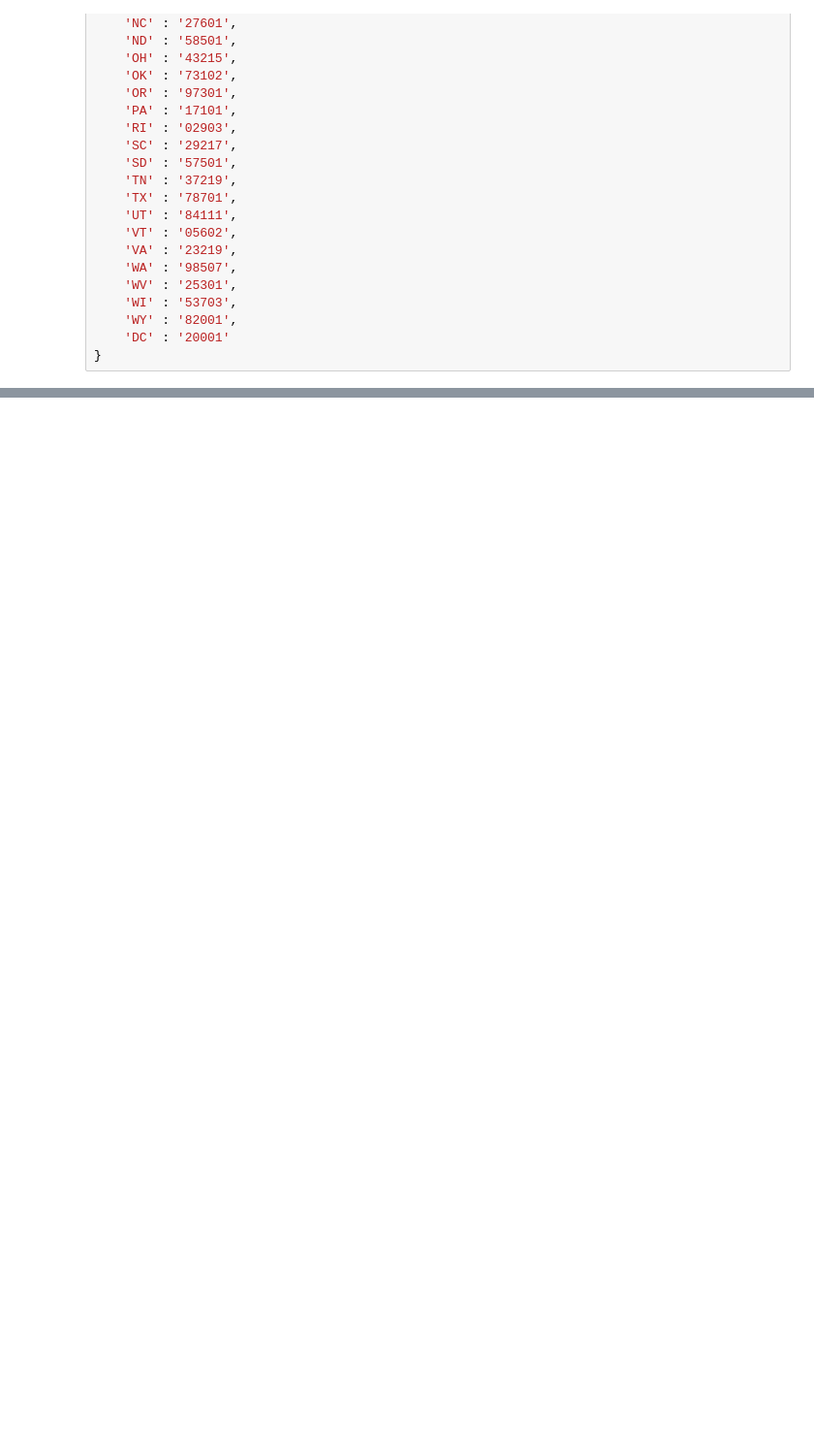
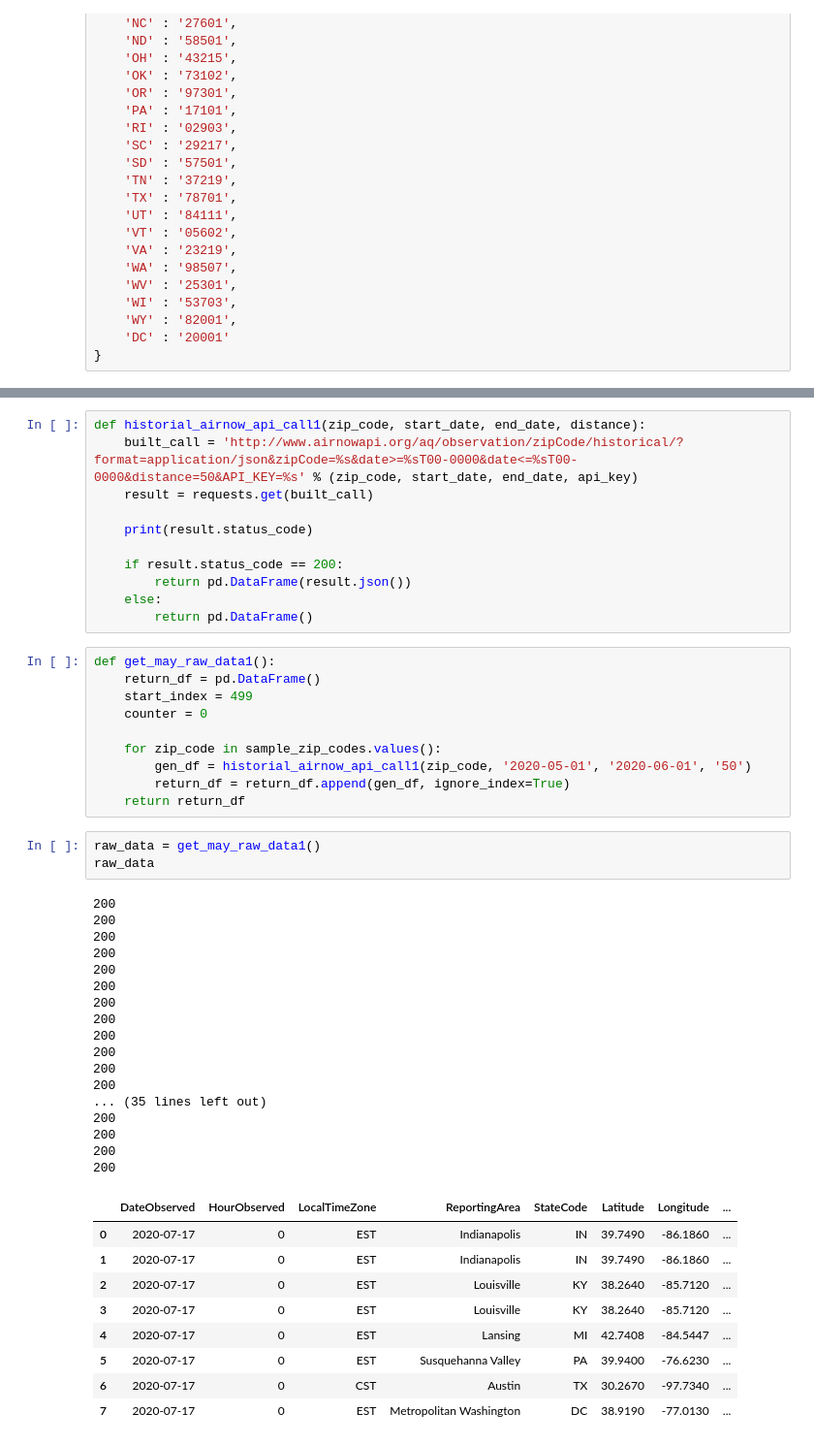
Before and after one commit to kevinhnmb/kevinhnmb.github.io, a Jupyter notebook: Testing.ipynb, the cells around one changed output, grey strips where cells are left out. Shown at 97% size. Drawn from its saved outputs; the diff is of its cells as text; blank space fills up the shorter version.

```diff
--- a/Testing.ipynb
+++ b/Testing.ipynb
@@ -114,0 +191,51 @@ def get_may_raw_data():
+# %%
+def historial_airnow_api_call1(zip_code, start_date, end_date, distance):
+    built_call = 'http://www.airnowapi.org/aq/observation/zipCode/historical/?format=application/json&zipCode=%s&date>=%sT00-0000&date<=%sT00-0000&distance=50&API_KEY=%s' % (zip_code, start_date, end_date, api_key)
+    result = requests.get(built_call)
+
+    print(result.status_code)
+
+    if result.status_code == 200:
+        return pd.DataFrame(result.json())
+    else:
+        return pd.DataFrame()
+# %%
+def get_may_raw_data1():
+    return_df = pd.DataFrame()
+    start_index = 499
+    counter = 0
+
+    for zip_code in sample_zip_codes.values():
+        gen_df = historial_airnow_api_call1(zip_code, '2020-05-01', '2020-06-01', '50')
+        return_df = return_df.append(gen_df, ignore_index=True)
+    return return_df
+# %%
+raw_data = get_may_raw_data1()
+raw_data
+# %% [output]
+200
+200
+200
+200
+200
+200
+200
+200
+200
+200
+200
+200
+... (35 lines left out)
+200
+200
+200
+200
+|  | DateObserved | HourObserved | LocalTimeZone | ReportingArea | StateCode | Latitude | Longitude | ... |
+| 0 | 2020-07-17 | 0 | EST | Indianapolis | IN | 39.7490 | -86.1860 | ... |
+| 1 | 2020-07-17 | 0 | EST | Indianapolis | IN | 39.7490 | -86.1860 | ... |
+| 2 | 2020-07-17 | 0 | EST | Louisville | KY | 38.2640 | -85.7120 | ... |
+| 3 | 2020-07-17 | 0 | EST | Louisville | KY | 38.2640 | -85.7120 | ... |
+| 4 | 2020-07-17 | 0 | EST | Lansing | MI | 42.7408 | -84.5447 | ... |
+| 5 | 2020-07-17 | 0 | EST | Susquehanna Valley | PA | 39.9400 | -76.6230 | ... |
+| 6 | 2020-07-17 | 0 | CST | Austin | TX | 30.2670 | -97.7340 | ... |
+| 7 | 2020-07-17 | 0 | EST | Metropolitan Washington | DC | 38.9190 | -77.0130 | ... |
```
Also changed, not shown: parts of 7 cells of this notebook, 5 other files.
